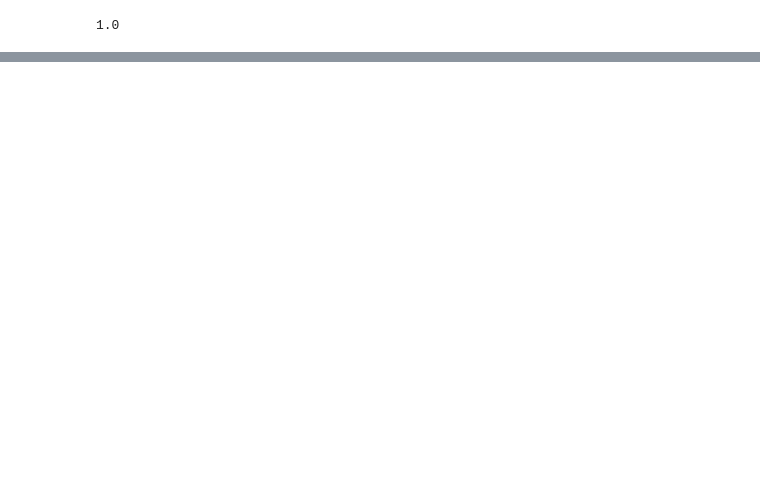
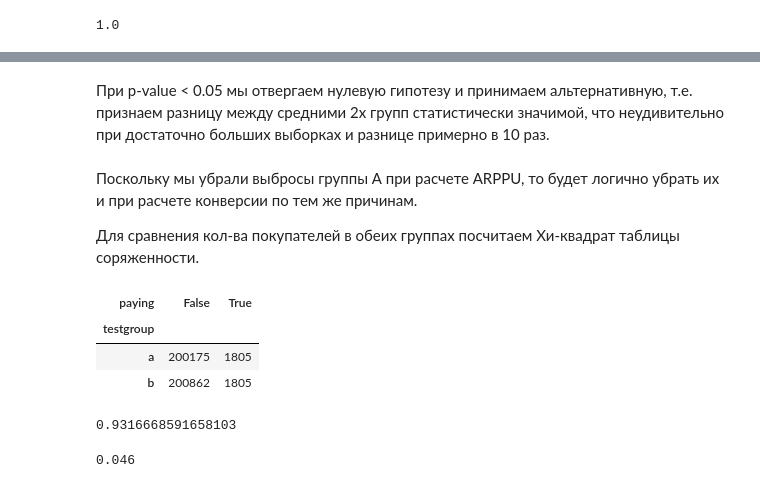
Before and after one commit to DmitriyRys/mobile_gaming, a Jupyter notebook: mobile_gaming_developer.ipynb, the cells around one changed output, grey strips where cells are left out. Drawn from its saved outputs; the diff is of its cells as text; code cells hidden in the pictures; blank space fills up the shorter version.

Commit message:
Compared ARPPU and CR for filtered data, ARPPU median for unfiltered, started to compare chi.

```diff
--- a/mobile_gaming_developer.ipynb
+++ b/mobile_gaming_developer.ipynb
@@ -1247,0 +1280,79 @@ for _ in tqmd(range(n)):
+# %% [markdown]
+При p-value < 0.05 мы отвергаем нулевую гипотезу и принимаем альтернативную, т.е. признаем разницу между средними 2х групп статистически значимой, что неудивительно при достаточно больших выборках и разнице примерно в 10 раз.
+# %% [markdown]
+Поскольку мы убрали выбросы группы А при расчете ARPPU, то будет логично убрать их и при расчете конверсии по тем же причинам.
+
+Для сравнения кол-ва покупателей в обеих группах посчитаем Хи-квадрат таблицы соряженности.
+# %%
+# Уберем выбросы из данных
+
+df_filtered = ab_df[ab_df.revenue < 35000].copy()
+# %%
+# Создадим колонку с оплатами
+
+df_filtered['paying'] = df_filtered.revenue > 0
+# %%
+# Соберем таблицу сопряженности
+
+ab_ct = pd.crosstab(df_filtered.testgroup,
+                    df_filtered.paying)
+# %%
+ab_ct
+# %% [output]
+| paying | False | True |
+| testgroup |  |  |
+| a | 200175 | 1805 |
+| b | 200862 | 1805 |
+# %%
+ss.chi2_contingency(ab_ct)[1]
+# %% [output]
+0.9316668591658103
+# %%
+# Мощность Хи-квадрат
+
+# Зададим вероятности для распределений
+a_prob = df_filtered[df_filtered.testgroup == 'a'].paying.mean()
+b_prob = df_filtered[df_filtered.testgroup == 'b'].paying.mean()
+
+# Зададим размеры выборок
+a_len = len(df_filtered[df_filtered.testgroup == 'a'])
+b_len = len(df_filtered[df_filtered.testgroup == 'b'])
+
+# Зададим кол-во итераций цикла
+n_chi = 1000
+
+# Создадим список с результатами
+results_chi = []
+
+for _ in tqdm(range(n_chi)):
+
+    # Сгенерируем распределения
+    a = np.random.binomial(1, a_prob, a_len)
+    b = np.random.binomial(1, b_prob, b_len)
+
+    # Создадим колонки с подписями
+    a_sign = ['a'] * a_len
+    b_sign = ['b'] * b_len
+
+    # Соберем ДФы
+    df_a = pd.DataFrame({'group': a_sign,
+                         'paying': a})
+    df_b = pd.DataFrame({'group': b_sign,
+                         'paying': b})
+
+    # Объединим ДФы
+    df = pd.concat([df_a, df_b])
+
+    # Соберем таблицу сопряженности
+    ct = pd.crosstab(df.group, df.paying)
+
+    # Проведем тест
+    result = ss.chi2_contingency(ct)[1] < 0.05
+
+    # Запишем результат в список
+    results_chi.append(result)
+
+# Выведем мощность
+print(sum(results_chi) / n_chi)
+# %% [output]
+0.046
```
Also changed, not shown: parts of 29 cells of this notebook.
